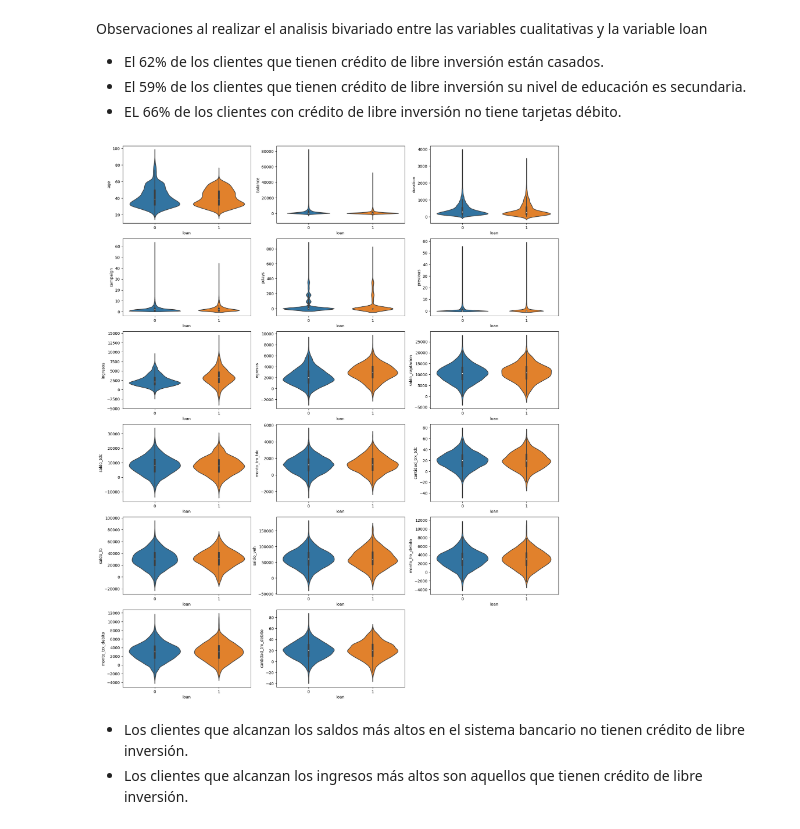
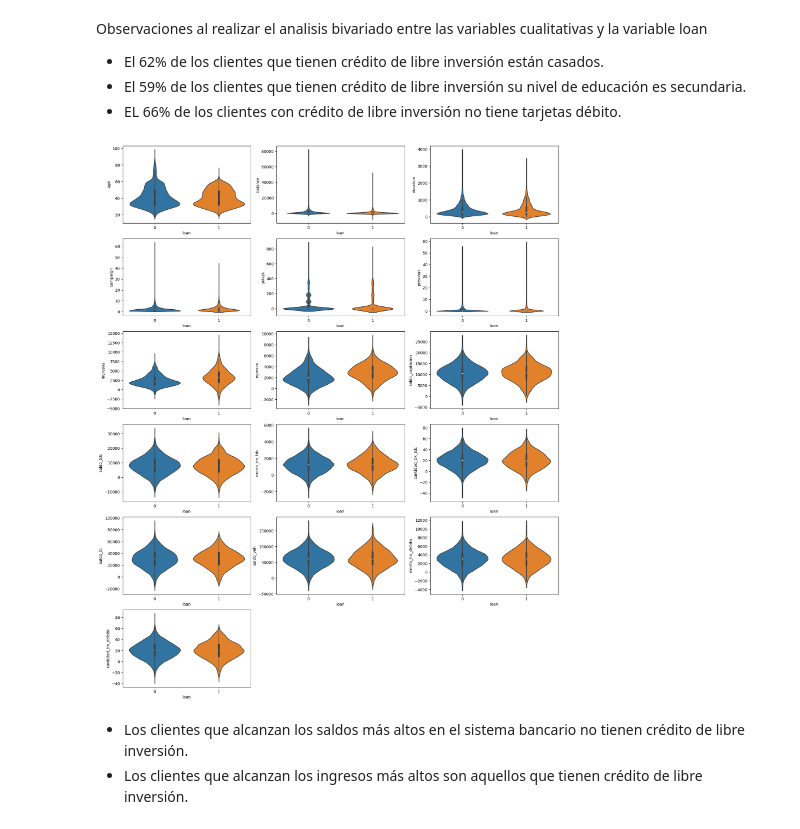
Before and after one commit to marcelamu9/modelo_oferta_ideal, a Jupyter notebook: notebooks/analisis_modelo.ipynb, the cells around one changed output. Saved outputs shown, nothing was run; the diff lists cells and outputs as text; code cells hidden in the pictures.

```diff
--- a/notebooks/analisis_modelo.ipynb
+++ b/notebooks/analisis_modelo.ipynb
@@ -303,18 +329,18 @@ Observaciones al realizar el analisis bivariado entre las variables cualitativas
 # %%
 # Grafico de violines para algunas variables cuantitativas según Housing
 variables_num = ["age", 'balance', 'duration',
                  'campaign', 'pdays','previous','ingresos',
                  'egresos', 'saldo_captacion', 'saldo_tdc',
                  'monto_trx_tdc','cantidad_trx_tdc', 'saldo_lb', 'saldo_veh',
-                 'monto_trx_debito', 'monto_trx_debito', 'cantidad_trx_debito']
+                 'monto_trx_debito', 'cantidad_trx_debito']
 
 
 plt.figure(figsize=(20,25))
 for i,var in enumerate(variables_num):
     plt.subplot(6,3,i+1)
     sns.violinplot(x= 'loan',y= var,data= df ,kind = "violin", inner = "box")
 # %% [output]
-[figure, old version]
+[figure, new version]
 # %% [markdown]
 * Los clientes que alcanzan los saldos más altos en el sistema bancario no tienen crédito de libre inversión.
 * Los clientes que alcanzan los ingresos más altos son aquellos que tienen crédito de libre inversión.
```
Also changed, not shown: parts of 54 cells of this notebook, 2 other files.
